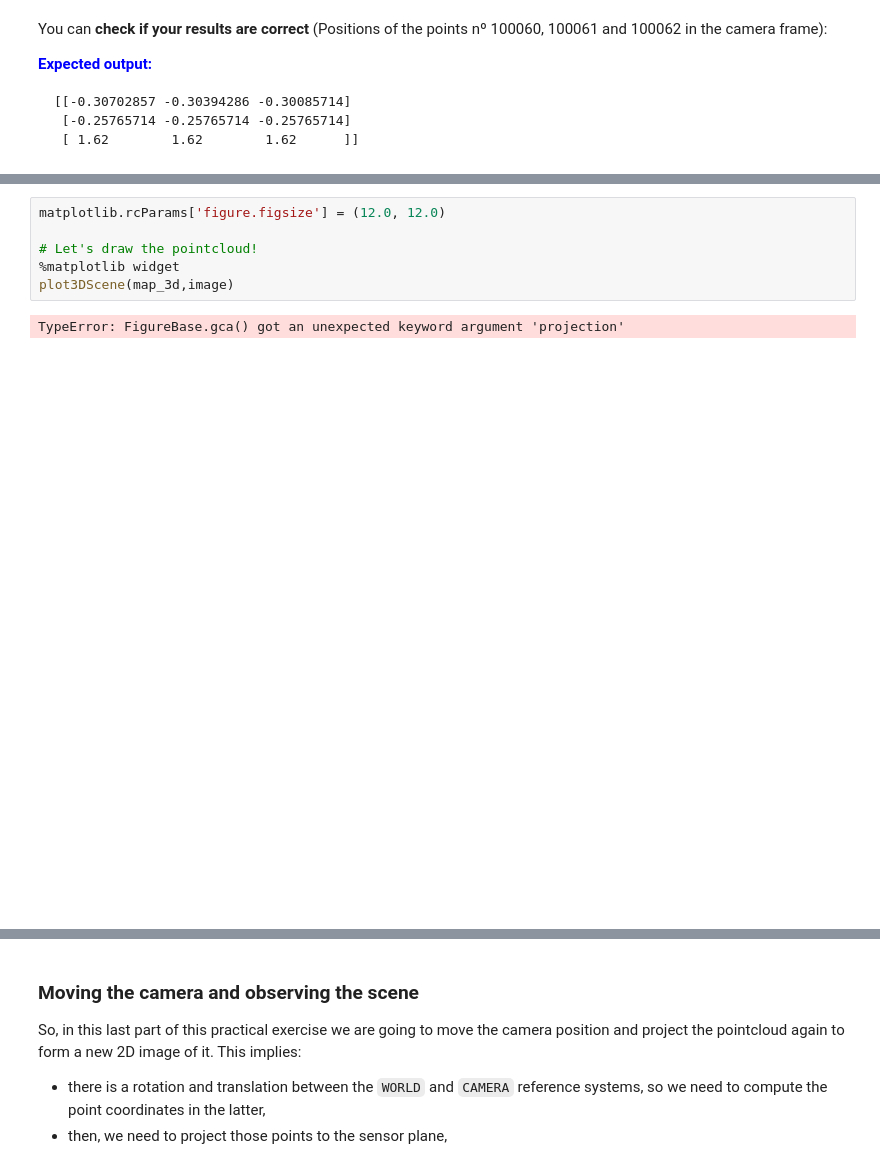
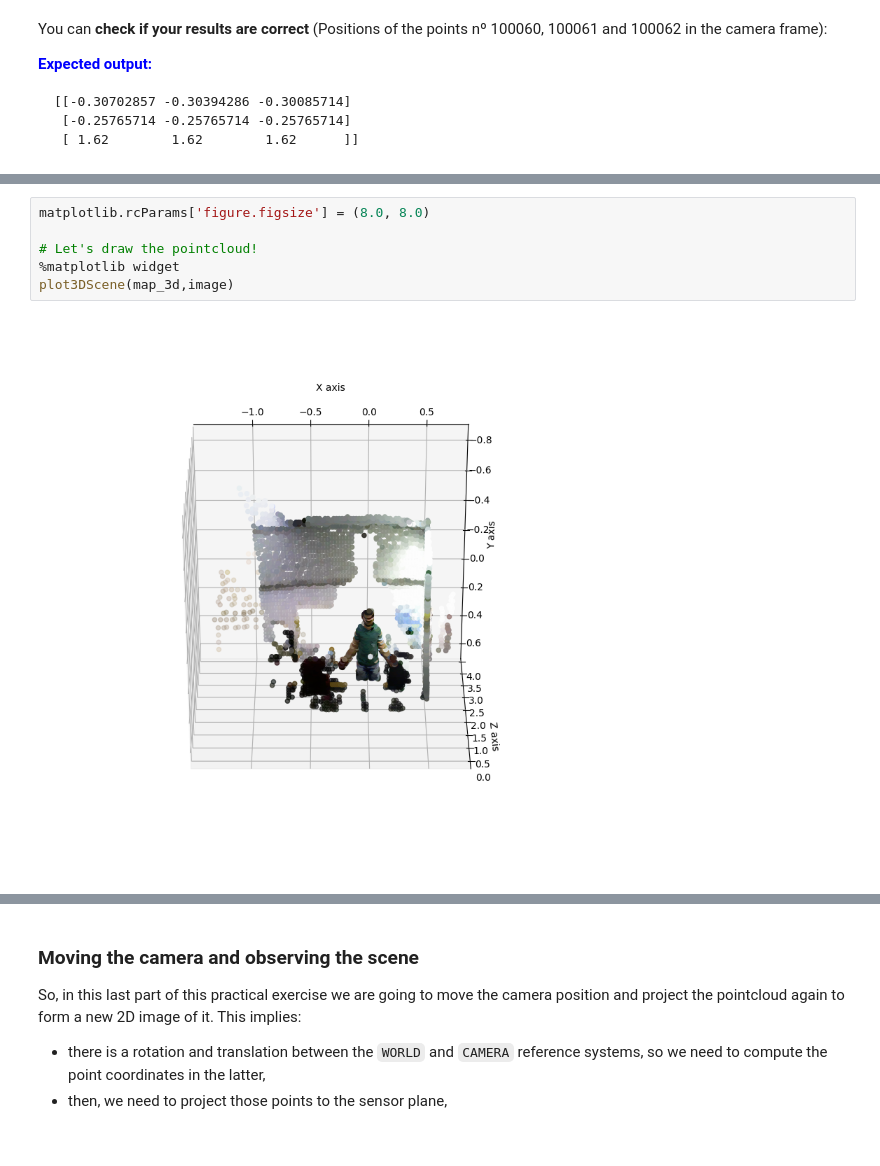
Before and after one commit to Panvalkon/uma_cv_2023, a Jupyter notebook: Chapter 08. Image Formation/8.4 The Camera model.ipynb, the cells around one changed output, grey strips where cells are left out. Drawn from its saved outputs; the diff is of its cells as text.

```diff
--- a/Chapter 08. Image Formation/8.4 The Camera model.ipynb
+++ b/Chapter 08. Image Formation/8.4 The Camera model.ipynb
@@ -469,14 +469,13 @@ This is what you should get:
 
 You can see how all the pixels in the image have been back-projected to 3D and we have a fancy pointcloud showing our scene in 3D. Now all those points are in the `WORLD` reference system (we assumed that `WORLD`and `CAMERA` reference systems were coincident) and we can move our camera in order to get an image from a different perspective. Let's go for it.
 # %%
-matplotlib.rcParams['figure.figsize'] = (12.0, 12.0)
+matplotlib.rcParams['figure.figsize'] = (8.0, 8.0)
 
 # Let's draw the pointcloud!
 %matplotlib widget
 plot3DScene(map_3d,image)
 # %% [output]
-TypeError: FigureBase.gca() got an unexpected keyword argument 'projection'
-[figure, old version]
+[figure, new version]
 # %% [markdown]
 This is what you should get:
 
```
Also changed, not shown: 3 other files.
